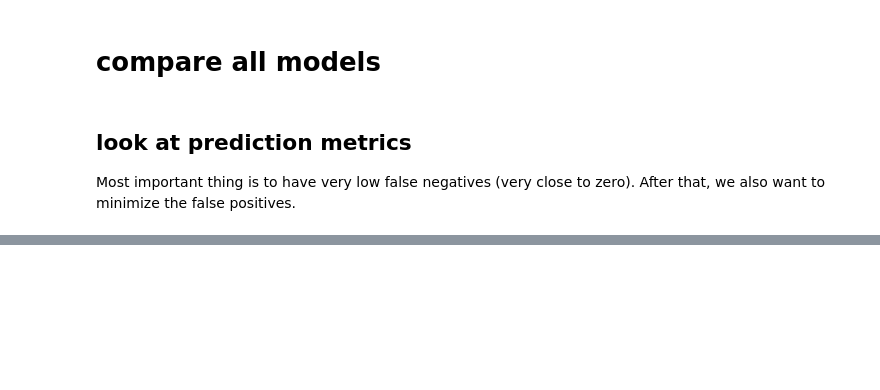
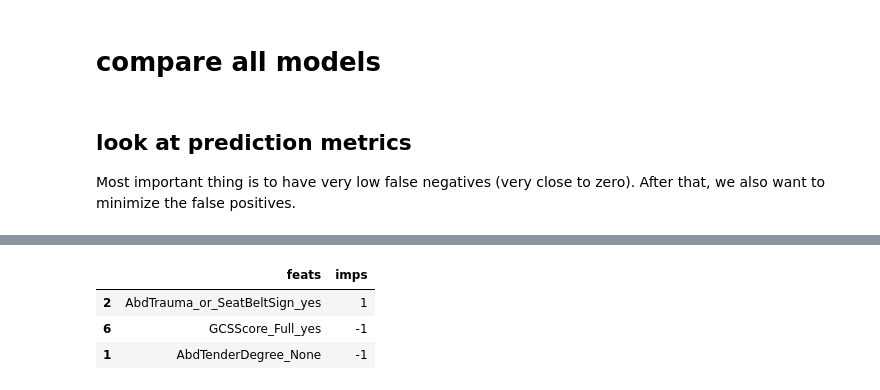
Before and after one commit to csinva/iai-clinical-decision-rule, a Jupyter notebook: 05_analyze.ipynb, the cells around one changed output, grey strips where cells are left out. Cells and saved outputs as stored; diff of their text form; code cells hidden in the pictures; blank space fills up the shorter version.

```diff
--- a/05_analyze.ipynb
+++ b/05_analyze.ipynb
@@ -88,3 +124,11 @@ d.fillna(0).style.background_gradient(cmap=cm_rev) #, axis=0) #, subset=subset)
+# %%
+d = d[np.abs(d['imps']) >= 0.5]
+d.round(0).fillna(0).style.background_gradient(cmap=cm_rev)
+# %% [output]
+|  | feats | imps |
+| 2 | AbdTrauma_or_SeatBeltSign_yes | 1 |
+| 6 | GCSScore_Full_yes | -1 |
+| 1 | AbdTenderDegree_None | -1 |
 # %%
 r[['sensitivity_cv', 'specificity_cv', # 'precision',
        'sensitivity_test1', 'specificity_test1',
```
Also changed, not shown: parts of 11 cells of this notebook, 2 other files.
